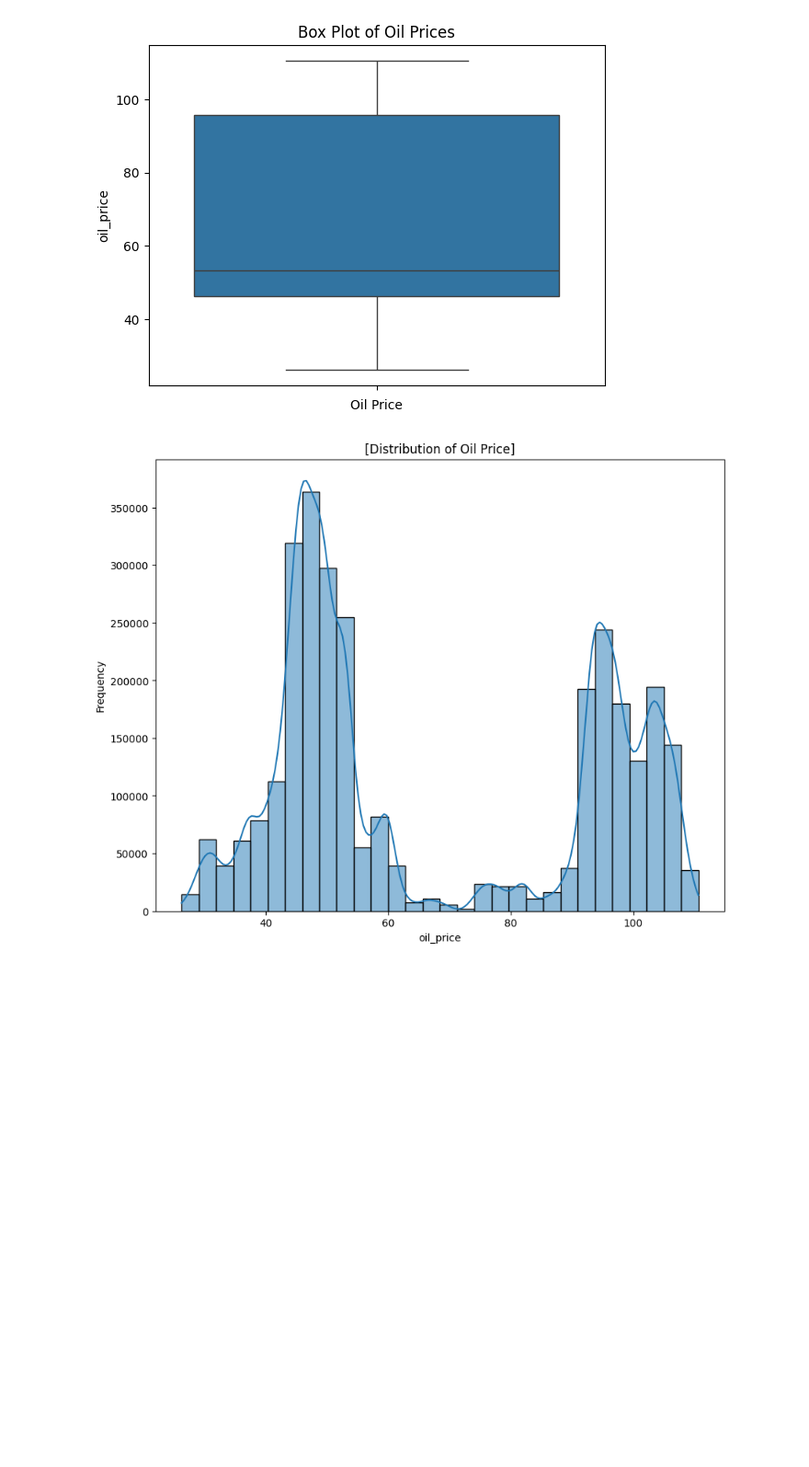
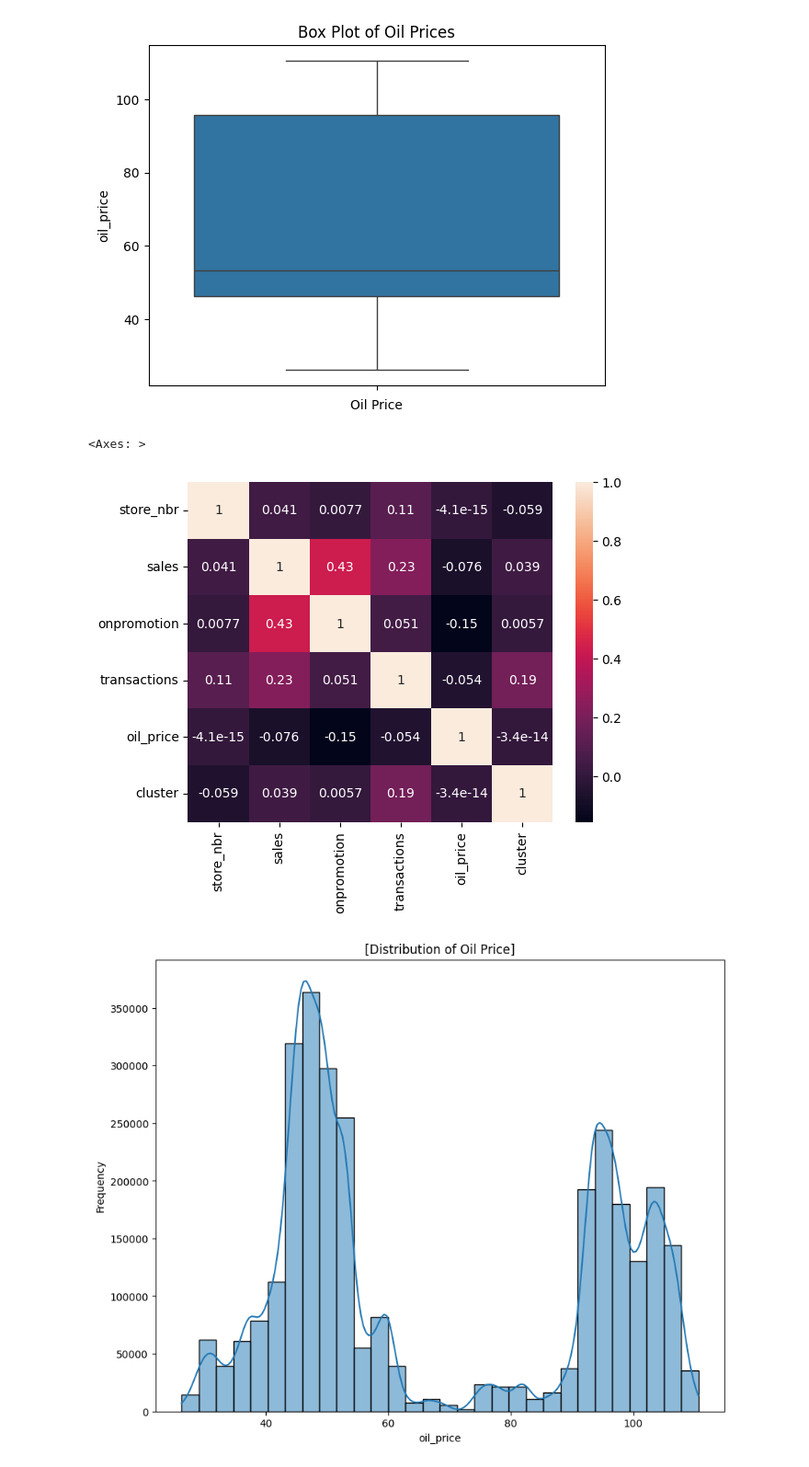
Before and after one commit to MelBushido/Regression-Analysis, a Jupyter notebook: Notebooks/regression.ipynb, the cells around one changed output. Shown: that part at 92% size. Drawn from its saved outputs; the diff is of its cells as text; code cells hidden in the pictures; blank space fills up the shorter version.

```diff
--- a/Notebooks/regression.ipynb
+++ b/Notebooks/regression.ipynb
@@ -505,6 +518,18 @@ plt.xlabel('Oil Price')
 plt.show()
 # %% [output]
 [figure]
+# %%
+# Create a DataFrame of train_data with numerical columns only
+train_data_num = df4.select_dtypes(include=['float64', 'int64'])
+
+# Calculate the correlation matrix of the numerical columns
+corr_matrix = train_data_num.corr()
+
+# Visualizing the correlation matrix with a heatmap
+sns.heatmap(corr_matrix, annot=True)
+# %% [output]
+<Axes: >
+[figure, added]
 # %%
 plt.figure(figsize=(10, 8))
 sns.histplot(df4['oil_price'], bins=30, kde=True)
```
Also changed, not shown: parts of 65 cells of this notebook.
